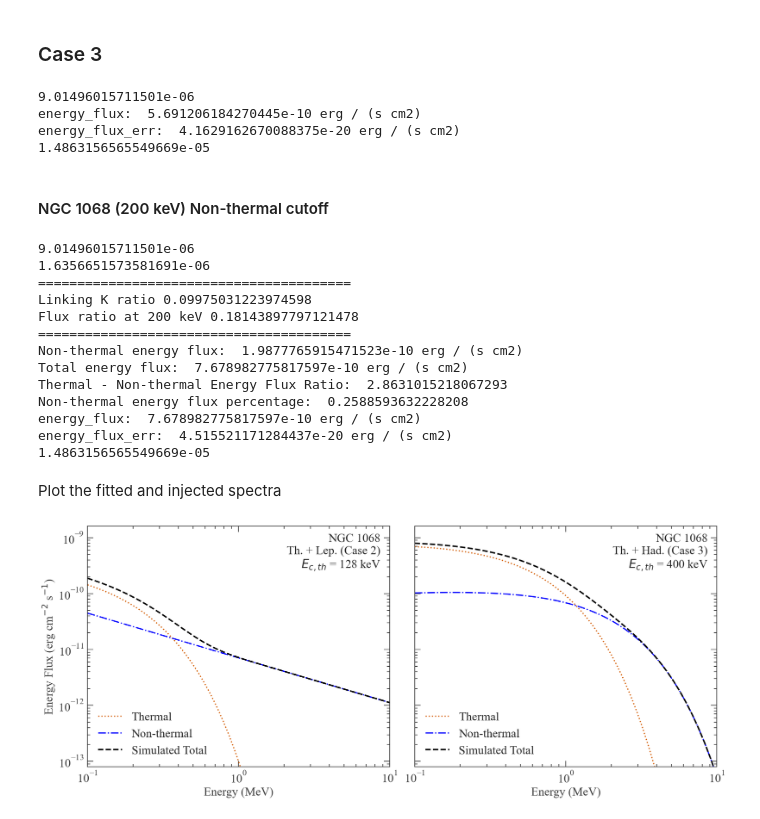
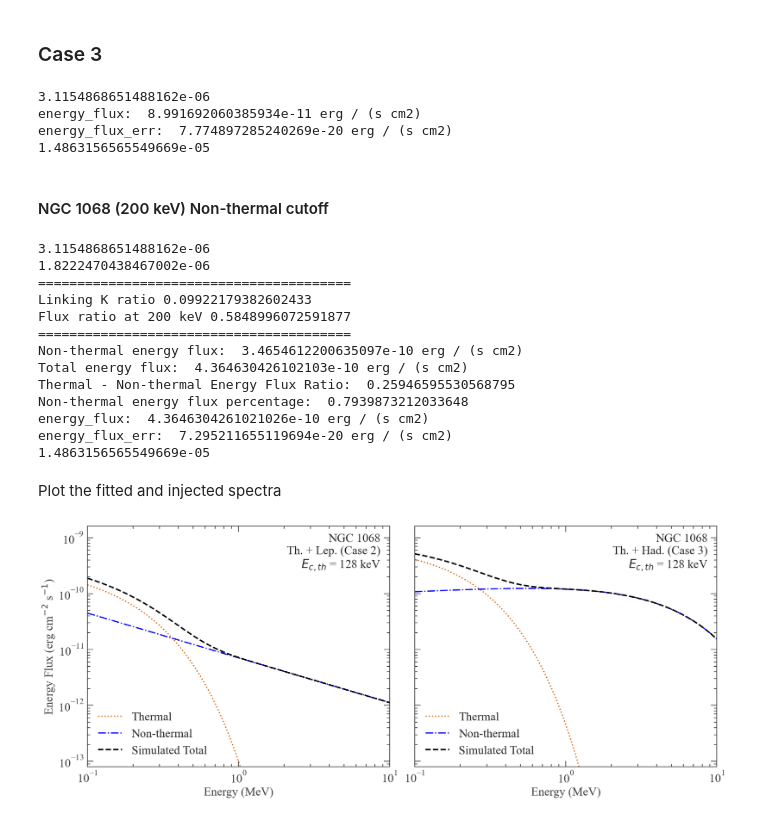
Before and after one commit to parshadkp/cosipy, a Jupyter notebook: docs/tutorials/spectral_fits/continuum_fit/AGN/NGC1068_Paper_Plots_Models.ipynb, the cells around one changed output. Saved outputs shown, nothing was run; the diff lists cells and outputs as text; code cells hidden in the pictures.

Commit message:
Plots

```diff
--- a/docs/tutorials/spectral_fits/continuum_fit/AGN/NGC1068_Paper_Plots_Models.ipynb
+++ b/docs/tutorials/spectral_fits/continuum_fit/AGN/NGC1068_Paper_Plots_Models.ipynb
@@ -269,7 +269,7 @@ energy_flux_err:  6.320819651902248e-18 erg / (s cm2)
 # %%
 K_inj = 3.5e-1 / u.cm / u.cm / u.s / u.keV
 piv_inj = 1. * u.keV
-xc_inj = 400. * u.keV
+xc_inj = 128. * u.keV
 index_inj = -1.9
 
 spectrum_inj_ec128_testa = Cutoff_powerlaw()
@@ -304,9 +304,9 @@ K_inj_at_fit_pivot = (
 
 print(K_inj_at_fit_pivot)
 # %% [output]
-9.01496015711501e-06
-energy_flux:  5.691206184270445e-10 erg / (s cm2)
-energy_flux_err:  4.1629162670088375e-20 erg / (s cm2)
+3.1154868651488162e-06
+energy_flux:  8.991692060385934e-11 erg / (s cm2)
+energy_flux_err:  7.774897285240269e-20 erg / (s cm2)
 1.4863156565549669e-05
 # %% [markdown]
 #### NGC 1068 (200 keV) Non-thermal cutoff
@@ -314,10 +314,10 @@ energy_flux_err:  4.1629162670088375e-20 erg / (s cm2)
 def cutoff_powerlaw_k_at_pivot(shape, pivot_value):
     return float(shape.K.value * (pivot_value / shape.piv.value) ** shape.index.value)
 
-K_inj = 0.1*spectrum_inj_ec128_testa.evaluate_at(1) / u.cm / u.cm / u.s / u.keV
+K_inj = 0.10*spectrum_inj_ec128_testa.evaluate_at(1) / u.cm / u.cm / u.s / u.keV
 piv_inj = 1. * u.keV
 index_inj = -1.85
-cutoff_inj = 1200. * u.keV
+cutoff_inj = 3750. * u.keV
 
 spectrum_inj_ec128_PL_testa = Cutoff_powerlaw()
 
@@ -370,18 +370,18 @@ K_inj_at_fit_pivot = (
 
 print(K_inj_at_fit_pivot)
 # %% [output]
-9.01496015711501e-06
-1.6356651573581691e-06
+3.1154868651488162e-06
+1.8222470438467002e-06
 ========================================
-Linking K ratio 0.09975031223974598
-Flux ratio at 200 keV 0.18143897797121478
+Linking K ratio 0.09922179382602433
+Flux ratio at 200 keV 0.5848996072591877
 ========================================
-Non-thermal energy flux:  1.9877765915471523e-10 erg / (s cm2)
-Total energy flux:  7.678982775817597e-10 erg / (s cm2)
-Thermal - Non-thermal Energy Flux Ratio:  2.8631015218067293
-Non-thermal energy flux percentage:  0.2588593632228208
-energy_flux:  7.678982775817597e-10 erg / (s cm2)
-energy_flux_err:  4.515521171284437e-20 erg / (s cm2)
+Non-thermal energy flux:  3.4654612200635097e-10 erg / (s cm2)
+Total energy flux:  4.364630426102103e-10 erg / (s cm2)
+Thermal - Non-thermal Energy Flux Ratio:  0.25946595530568795
+Non-thermal energy flux percentage:  0.7939873212033648
+energy_flux:  4.3646304261021026e-10 erg / (s cm2)
+energy_flux_err:  7.295211655119694e-20 erg / (s cm2)
 1.4863156565549669e-05
 # %%
 energy = np.geomspace(100*u.keV,10*u.MeV).to_value(u.keV)
@@ -445,32 +445,32 @@ axes[0].set_ylabel(r"Energy Flux (erg cm$^{-2}$ s$^{-1}$)", fontsize=FONT_SIZE)
 # Panel 1: Case 2 with a 0.2 MeV thermal cutoff.
 axes[0].plot(energy * KEV_TO_MEV, SED_KEV_TO_ERG * energy**2 * flux_inj_ec128, color='#D55E00', ls=':', lw=2.5, label='Thermal')
 axes[0].plot(energy * KEV_TO_MEV, SED_KEV_TO_ERG * energy**2 * flux_inj_ec128_PL, color='blue', ls='-.', lw=2.5, label='Non-thermal')
 axes[0].plot(energy * KEV_TO_MEV, SED_KEV_TO_ERG * energy**2 * (flux_inj_ec128 + flux_inj_ec128_PL), color='black', ls='--', lw=3, label='Simulated Total')
 axes[0].text(
     0.97, 0.97,
     'NGC 1068\nTh. + Lep. (Case 2)\n$E_{c,th}$ = 128 keV',
     transform=axes[0].transAxes,
     ha='right', va='top',
     fontsize=FONT_SIZE,
     fontweight='550'
 )
 axes[0].legend(fontsize=FONT_SIZE, loc='lower left', frameon=False)
 
 # Panel 2: Case 3 thermal plus cutoff-power-law non-thermal component.
 axes[1].plot(energy * KEV_TO_MEV, SED_KEV_TO_ERG * energy**2 * flux_inj_ec128_testa, color='#D55E00', ls=':', lw=2.5, label='Thermal')
 axes[1].plot(energy * KEV_TO_MEV, SED_KEV_TO_ERG * energy**2 * flux_inj_ec128_PL_testa, color='blue', ls='-.', lw=2.5, label='Non-thermal')
 axes[1].plot(energy * KEV_TO_MEV, SED_KEV_TO_ERG * energy**2 * (flux_inj_ec128_testa + flux_inj_ec128_PL_testa), color='black', ls='--', lw=3, label='Simulated Total')
 axes[1].text(
     0.97, 0.97,
-    'NGC 1068\nTh. + Had. (Case 3)\n$E_{c,th}$ = 400 keV',
+    f"NGC 1068\nTh. + Had. (Case 3)\n$E_{{c,th}}$ = {spectrum_inj_ec128_testa.xc.value:.0f} keV",
     transform=axes[1].transAxes,
     ha='right', va='top',
     fontsize=FONT_SIZE,
     fontweight='550'
 )
 axes[1].legend(fontsize=FONT_SIZE, loc='lower left', frameon=False)
 
 save_path = "/Users/parshadkp/Library/CloudStorage/OneDrive-ClemsonUniversity/Papers/AGN_Corona_EC_Overleaf/Plots/NGC1068_Case2_Case3_Two_Panel.pdf"
 plt.savefig(save_path, bbox_inches='tight')
 # %% [output]
-[figure, old version]
+[figure, new version]
```
Also changed, not shown: parts of 1 cell of this notebook, 7 other files.
